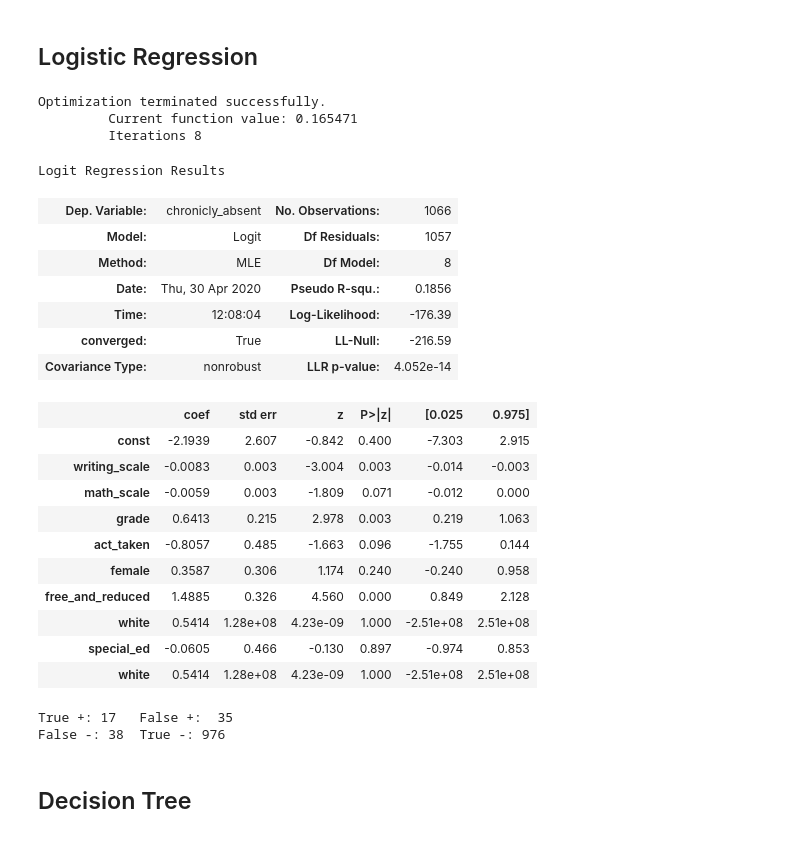
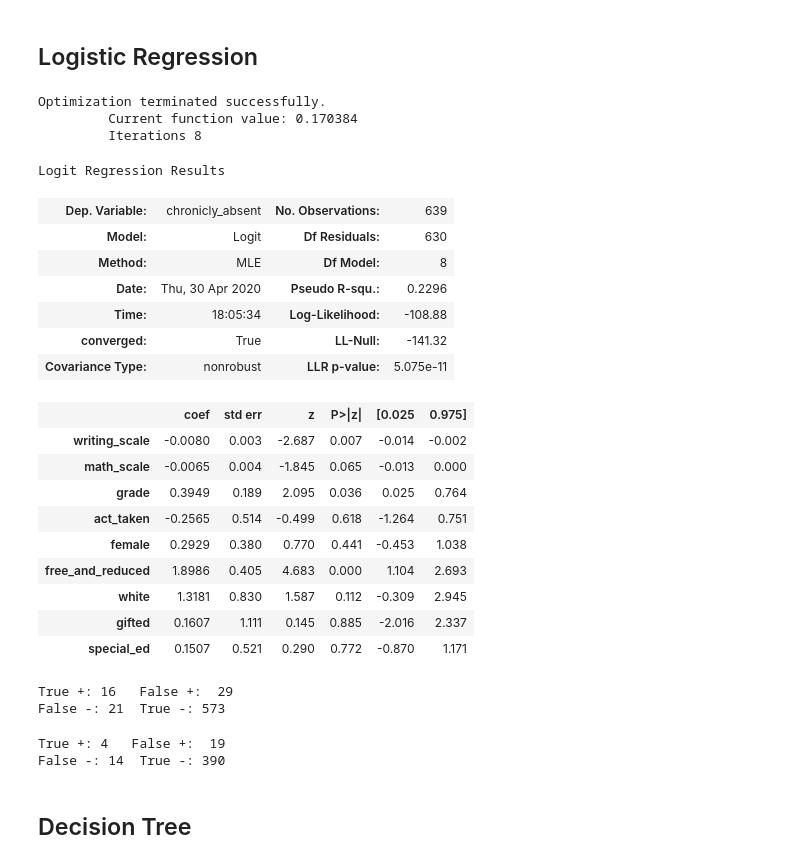
Before and after one commit to delabj/Python-For-Stats, a Jupyter notebook: Final Project/Project.ipynb, the cells around one changed output. Saved outputs shown, nothing was run; the diff lists cells and outputs as text; code cells hidden in the pictures.

```diff
--- a/Final Project/Project.ipynb
+++ b/Final Project/Project.ipynb
@@ -236,6 +295,5 @@ table
 # %%
-y=(data['chronicly_absent'])
-X=(data[[ 'writing_scale', 'math_scale','grade','act_taken','female','free_and_reduced','white', 'special_ed', 'white']])
+y =(data['chronicly_absent'])
+X =(data[[ 'writing_scale', 'math_scale','grade','act_taken','female','free_and_reduced','white', 'gifted','special_ed']])
 
-X = sm.add_constant(X, prepend=True)
-X
+X_train, X_test, y_train, y_test = train_test_split(X, y, test_size=0.40, random_state=0)
@@ -257,39 +301,38 @@ X
 ## Logistic Regression
 # %%
 
-logit_model = sm.Logit(y,X) #creating a model and passing the data
+logit_model = sm.Logit(y_train,X_train) #creating a model and passing the data
 logit_fit = logit_model.fit() #fitting the model
 logit_fit.summary() #displaying the result
 # %% [output]
 Optimization terminated successfully.
-         Current function value: 0.165471
+         Current function value: 0.170384
          Iterations 8
 Logit Regression Results
-| Dep. Variable: | chronicly_absent | No. Observations: | 1066 |
-| Model: | Logit | Df Residuals: | 1057 |
+| Dep. Variable: | chronicly_absent | No. Observations: | 639 |
+| Model: | Logit | Df Residuals: | 630 |
 | Method: | MLE | Df Model: | 8 |
-| Date: | Thu, 30 Apr 2020 | Pseudo R-squ.: | 0.1856 |
-| Time: | 12:08:04 | Log-Likelihood: | -176.39 |
-| converged: | True | LL-Null: | -216.59 |
-| Covariance Type: | nonrobust | LLR p-value: | 4.052e-14 |
+| Date: | Thu, 30 Apr 2020 | Pseudo R-squ.: | 0.2296 |
+| Time: | 18:05:34 | Log-Likelihood: | -108.88 |
+| converged: | True | LL-Null: | -141.32 |
+| Covariance Type: | nonrobust | LLR p-value: | 5.075e-11 |
 |  | coef | std err | z | P>|z| | [0.025 | 0.975] |
-| const | -2.1939 | 2.607 | -0.842 | 0.400 | -7.303 | 2.915 |
-| writing_scale | -0.0083 | 0.003 | -3.004 | 0.003 | -0.014 | -0.003 |
-| math_scale | -0.0059 | 0.003 | -1.809 | 0.071 | -0.012 | 0.000 |
-| grade | 0.6413 | 0.215 | 2.978 | 0.003 | 0.219 | 1.063 |
-| act_taken | -0.8057 | 0.485 | -1.663 | 0.096 | -1.755 | 0.144 |
-| female | 0.3587 | 0.306 | 1.174 | 0.240 | -0.240 | 0.958 |
-| free_and_reduced | 1.4885 | 0.326 | 4.560 | 0.000 | 0.849 | 2.128 |
-| white | 0.5414 | 1.28e+08 | 4.23e-09 | 1.000 | -2.51e+08 | 2.51e+08 |
-| special_ed | -0.0605 | 0.466 | -0.130 | 0.897 | -0.974 | 0.853 |
-| white | 0.5414 | 1.28e+08 | 4.23e-09 | 1.000 | -2.51e+08 | 2.51e+08 |
+| writing_scale | -0.0080 | 0.003 | -2.687 | 0.007 | -0.014 | -0.002 |
+| math_scale | -0.0065 | 0.004 | -1.845 | 0.065 | -0.013 | 0.000 |
+| grade | 0.3949 | 0.189 | 2.095 | 0.036 | 0.025 | 0.764 |
+| act_taken | -0.2565 | 0.514 | -0.499 | 0.618 | -1.264 | 0.751 |
+| female | 0.2929 | 0.380 | 0.770 | 0.441 | -0.453 | 1.038 |
+| free_and_reduced | 1.8986 | 0.405 | 4.683 | 0.000 | 1.104 | 2.693 |
+| white | 1.3181 | 0.830 | 1.587 | 0.112 | -0.309 | 2.945 |
+| gifted | 0.1607 | 1.111 | 0.145 | 0.885 | -2.016 | 2.337 |
+| special_ed | 0.1507 | 0.521 | 0.290 | 0.772 | -0.870 | 1.171 |
 # %%
-pred= logit_fit.predict(X)  #predict method of fitted model logit_res
+pred= logit_fit.predict(X_train)  #predict method of fitted model logit_res
 pred2 = pred > 0.2
 pred2 = pred2.astype(int)
 pred2
 
-pred_df = pd. DataFrame({"Prediction": pred2, "Actual":y})
+pred_df = pd. DataFrame({"Prediction": pred2, "Actual":y_train})
 pos_pred = pred_df["Prediction"] == 1
 neg_pred = pred_df["Prediction"] == 0
 pos_act = pred_df["Actual"] == 1
@@ -303,8 +346,30 @@ false_neg = pred_df[neg_pred & pos_act]
 print("True +:", len(true_pos.index), "  False +: ", len(false_pos.index), "\n"
      "False -:", len(false_neg.index), " True -:", len(true_neg.index))
 # %% [output]
-True +: 17   False +:  35
-False -: 38  True -: 976
+True +: 16   False +:  29
+False -: 21  True -: 573
+# %%
+pred= logit_fit.predict(X_test)  #predict method of fitted model logit_res
+pred2 = pred > 0.2
+pred2 = pred2.astype(int)
+pred2
+
+pred_df = pd. DataFrame({"Prediction": pred2, "Actual":y_test})
+pos_pred = pred_df["Prediction"] == 1
+neg_pred = pred_df["Prediction"] == 0
+pos_act = pred_df["Actual"] == 1
+neg_act = pred_df["Actual"] == 0
+
+true_pos = pred_df[pos_pred & pos_act]
+true_neg = pred_df[neg_pred & neg_act]
+false_pos = pred_df[pos_pred & neg_act]
+false_neg = pred_df[neg_pred & pos_act]
+
+print("True +:", len(true_pos.index), "  False +: ", len(false_pos.index), "\n"
+     "False -:", len(false_neg.index), " True -:", len(true_neg.index))
+# %% [output]
+True +: 4   False +:  19
+False -: 14  True -: 390
 # %% [markdown]
 ## Decision Tree
 # %%
```
Also changed, not shown: parts of 25 cells of this notebook, 1 other file.
